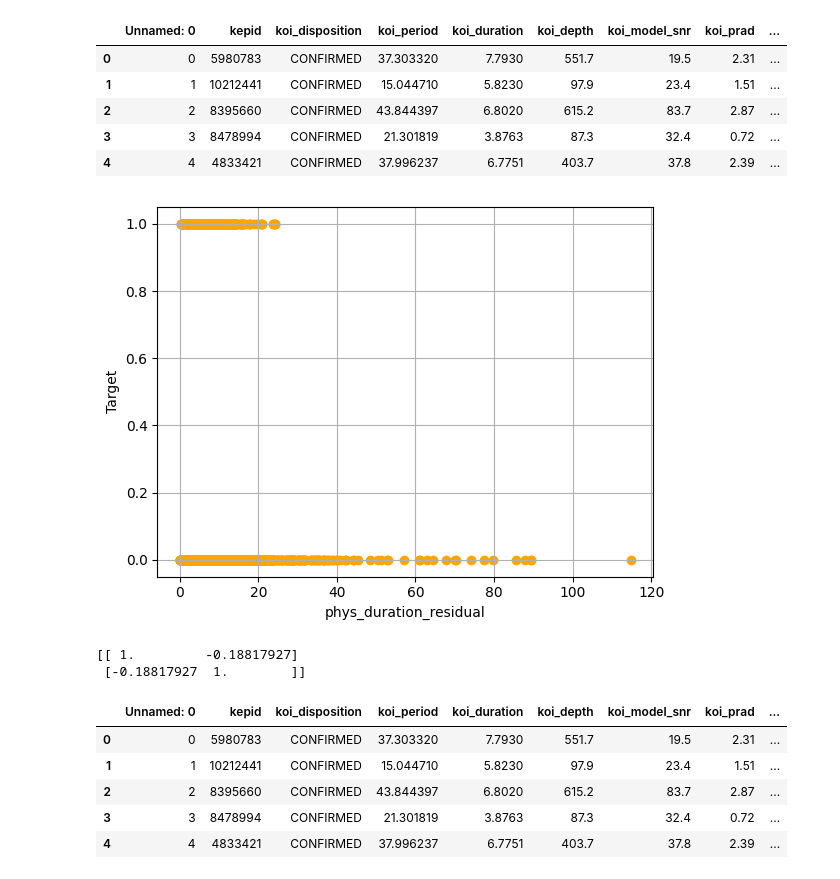
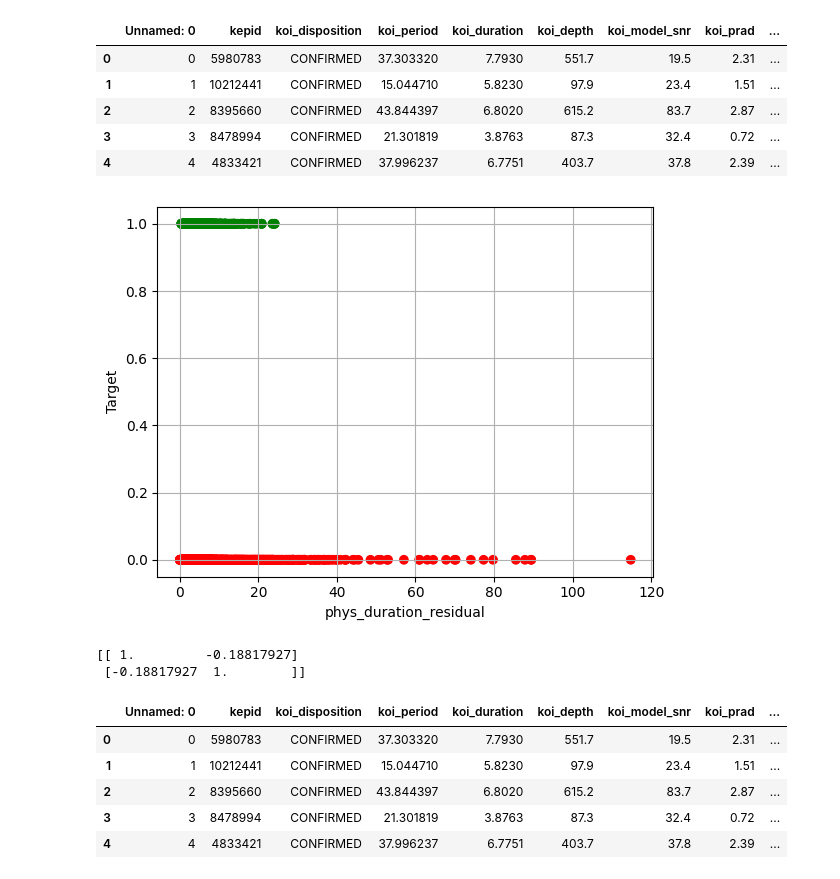
Before and after one commit to Esraaj-Sarkar-Gupta/exoplanet-identification, a Jupyter notebook: src/physics_aware_features.ipynb, the cells around one changed output. Drawn from its saved outputs; the diff is of its cells as text; code cells hidden in the pictures.

Commit message:
Improved graphical visualization of physics-aware features by using color coding to differentiate between classes. modified:   src/physics_aware_features.ipynb

```diff
--- a/src/physics_aware_features.ipynb
+++ b/src/physics_aware_features.ipynb
@@ -107,22 +107,22 @@ display(df.head())
 # %%
 # -- Visualise Duration Residue -- #
 plt.figure()
-plt.scatter(df["phys_duration_residual"], df["Target"], color = "orange")
+plt.scatter(df["phys_duration_residual"], df["Target"], c=df["Target"].map({0: "red", 1: "green"}))
 
 plt.xlabel("phys_duration_residual")
 plt.ylabel("Target")
 
 plt.grid(True)
 plt.show()
 
 R = np.corrcoef(
     df["phys_duration_residual"],
     df["Target"]
 )
 
 print(R)
 # %% [output]
-[figure, old version]
+[figure, new version]
 [[ 1.         -0.18817927]
  [-0.18817927  1.        ]]
 # %%
```
Also changed, not shown: parts of 2 cells of this notebook.
